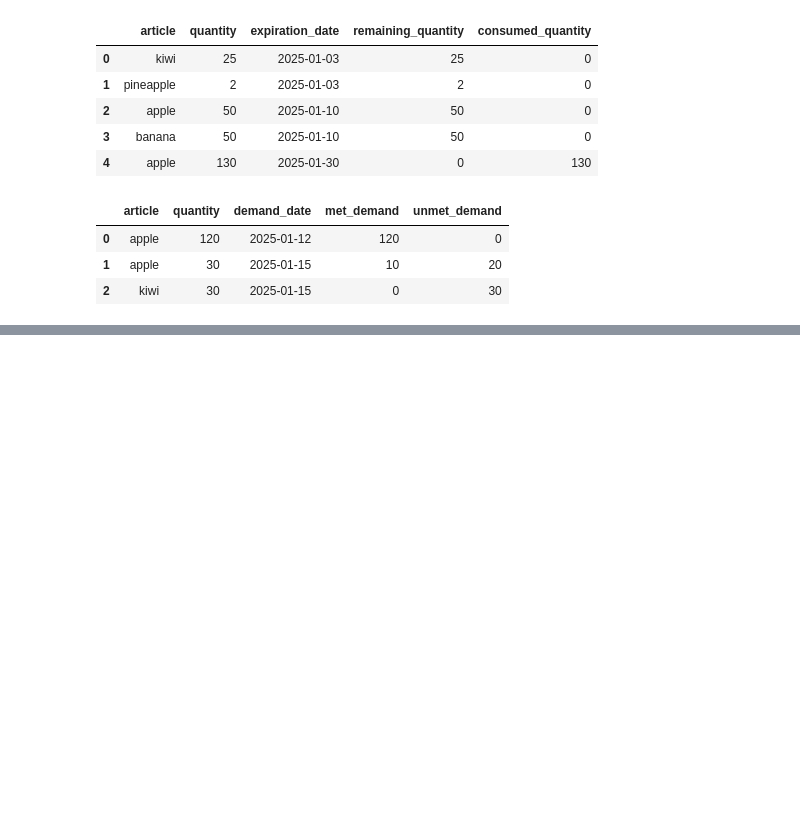
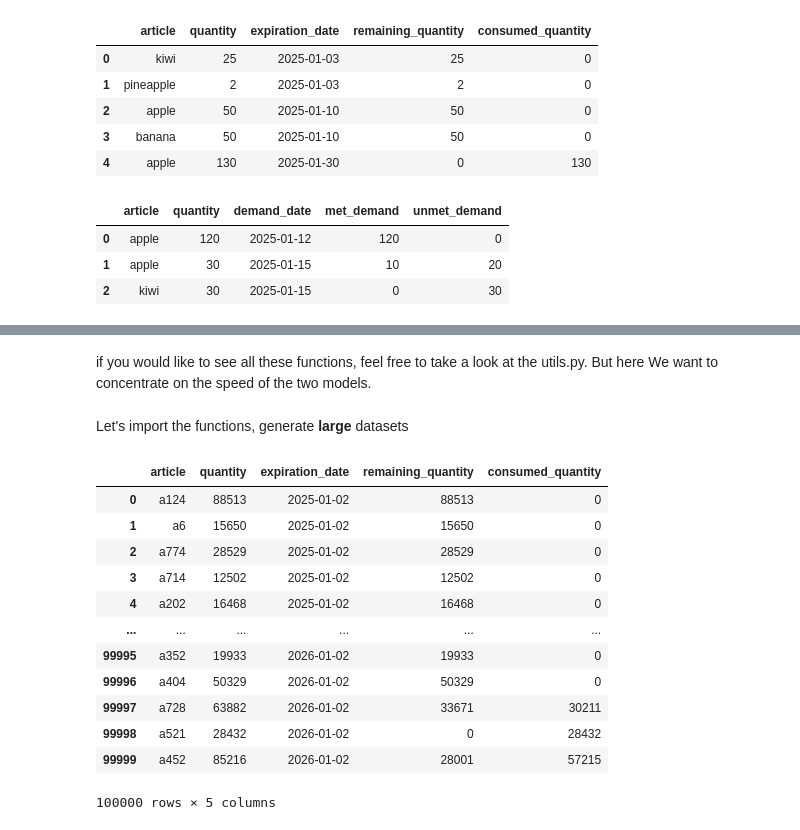
Before and after one commit to werderame/Moon, a Jupyter notebook: FEFO_Mastery/fefo_building_steps.ipynb, the cells around one changed output, grey strips where cells are left out. Drawn from its saved outputs; the diff is of its cells as text; code cells hidden in the pictures; blank space fills up the shorter version.

Commit message:
introduction of utils, update of structure, speed test, update of gitignore

```diff
--- a/FEFO_Mastery/fefo_building_steps.ipynb
+++ b/FEFO_Mastery/fefo_building_steps.ipynb
@@ -362,0 +333,26 @@ display(demand_calc)
+# %% [markdown]
+if you would like to see all these functions, feel free to take a look at the utils.py. But here We want to concentrate on the speed of the two models.
+# %% [markdown]
+Let's import the functions, generate **large** datasets
+# %%
+# import the 4 functions
+from utils import gen_inventory, gen_demand, fefo_calc_opt, fefo_calc_slo
+random_inventory = gen_inventory(100_000,1_000) # 100k lines and 1k random codes in total
+random_demand = gen_demand(50_000,1_000) # 50K lines of demand with the same 1k random codes
+# %%
+# run the first model.
+fefo_calc_opt(random_demand, random_inventory) # 100K inventory and 50K demand lines -> 0.9 seconds
+# %% [output]
+|  | article | quantity | expiration_date | remaining_quantity | consumed_quantity |
+| 0 | a124 | 88513 | 2025-01-02 | 88513 | 0 |
+| 1 | a6 | 15650 | 2025-01-02 | 15650 | 0 |
+| 2 | a774 | 28529 | 2025-01-02 | 28529 | 0 |
+| 3 | a714 | 12502 | 2025-01-02 | 12502 | 0 |
+| 4 | a202 | 16468 | 2025-01-02 | 16468 | 0 |
+| ... | ... | ... | ... | ... | ... |
+| 99995 | a352 | 19933 | 2026-01-02 | 19933 | 0 |
+| 99996 | a404 | 50329 | 2026-01-02 | 50329 | 0 |
+| 99997 | a728 | 63882 | 2026-01-02 | 33671 | 30211 |
+| 99998 | a521 | 28432 | 2026-01-02 | 0 | 28432 |
+| 99999 | a452 | 85216 | 2026-01-02 | 28001 | 57215 |
+100000 rows × 5 columns
```
Also changed, not shown: parts of 15 cells of this notebook, 2 other files.
